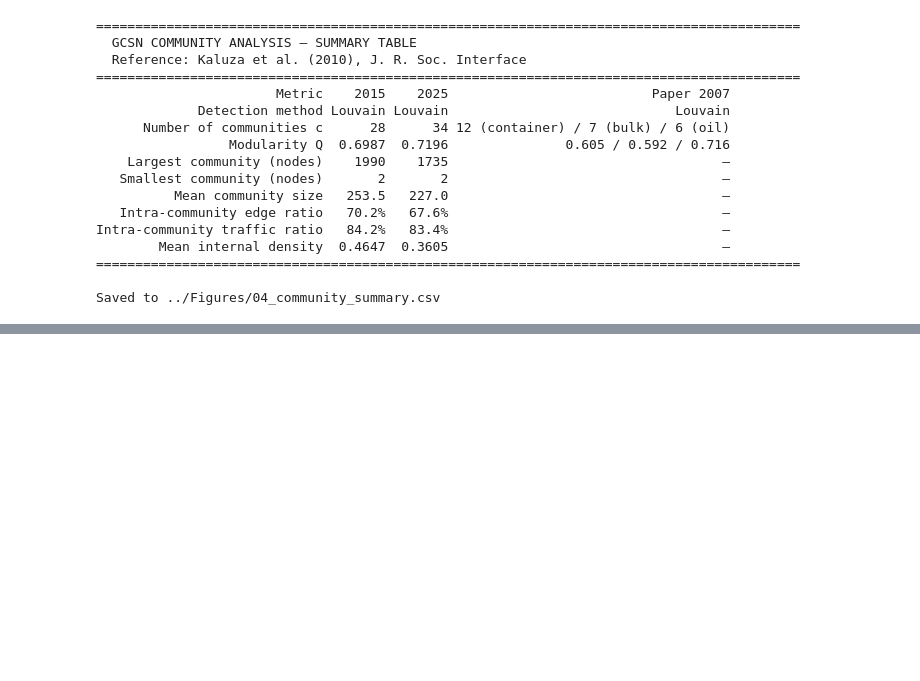
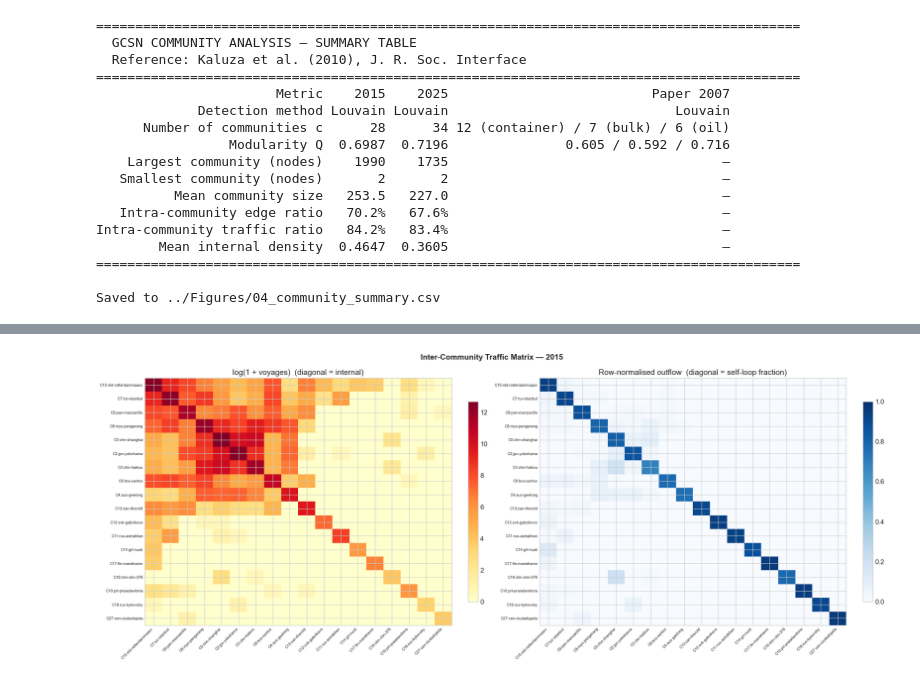
Before and after one commit to Debjit-Banerji/GCSN-Analysis, a Jupyter notebook: Codes/04_community_analysis.ipynb, the cells around one changed output, grey strips where cells are left out. Cells and saved outputs as stored; diff of their text form; code cells hidden in the pictures; blank space fills up the shorter version.

Commit message:
community_Analysis_Changes

```diff
--- a/Codes/04_community_analysis.ipynb
+++ b/Codes/04_community_analysis.ipynb
@@ -365,0 +381,98 @@ Saved to ../Figures/04_community_summary.csv
+# %%
+from collections import defaultdict
+
+TOP_HEATMAP = 18   # show top-N communities by size in the heatmap
+
+def build_inter_community_matrix(Gd_w, comms, node_to_comm):
+    """Build directed C×C traffic matrix in one O(E) pass."""
+    n_comms = len(comms)
+    traffic = defaultdict(float)
+    for u, v, d in Gd_w.edges(data=True):
+        cu = node_to_comm.get(u)
+        cv = node_to_comm.get(v)
+        if cu is not None and cv is not None:
+            traffic[(cu, cv)] += d.get('weight', 1)
+    # Convert to dense matrix
+    mat = np.zeros((n_comms, n_comms))
+    for (i, j), w in traffic.items():
+        mat[i, j] = w
+    return mat
+
+
+def top_port_label(comm_nodes, Gu, max_label=18):
+    """Return the highest-strength port as a community label."""
+    sub = Gu.subgraph(comm_nodes)
+    if sub.number_of_nodes() == 0:
+        return '(empty)'
+    top = max(sub.degree(weight='weight'), key=lambda x: x[1])[0]
+    return top[:max_label]
+
+
+def plot_community_heatmap(mat_full, comms, Gu, year, top_n=TOP_HEATMAP):
+    """Heatmap of inter-community traffic for the top-n largest communities."""
+    # Rank by community size, pick top-n
+    sizes    = np.array([len(c) for c in comms])
+    top_idx  = np.argsort(sizes)[::-1][:top_n]
+    sub_mat  = mat_full[np.ix_(top_idx, top_idx)]
+
+    # Normalise rows so each row sums to 1 (shows outflow profile)
+    row_sums = sub_mat.sum(axis=1, keepdims=True)
+    row_sums = np.where(row_sums == 0, 1, row_sums)
+    norm_mat = sub_mat / row_sums
+
+    labels = [f'C{idx}:{top_port_label(comms[idx], Gu)}' for idx in top_idx]
+
+    fig, axes = plt.subplots(1, 2, figsize=(20, 8))
+    fig.suptitle(f'Inter-Community Traffic Matrix — {year}',
+                 fontsize=14, fontweight='bold')
+
+    # Raw counts (log scale)
+    log_mat = np.log1p(sub_mat)
+    im0 = axes[0].imshow(log_mat, aspect='auto', cmap='YlOrRd')
+    axes[0].set_xticks(range(len(labels))); axes[0].set_xticklabels(labels, rotation=45, ha='right', fontsize=7)
+    axes[0].set_yticks(range(len(labels))); axes[0].set_yticklabels(labels, fontsize=7)
+    axes[0].set_title('log(1 + voyages)  (diagonal = internal)')
+    plt.colorbar(im0, ax=axes[0], fraction=0.03)
+
+    # Row-normalised (outflow profile)
+    im1 = axes[1].imshow(norm_mat, aspect='auto', cmap='Blues', vmin=0, vmax=1)
+    axes[1].set_xticks(range(len(labels))); axes[1].set_xticklabels(labels, rotation=45, ha='right', fontsize=7)
+    axes[1].set_yticks(range(len(labels))); axes[1].set_yticklabels(labels, fontsize=7)
+    axes[1].set_title('Row-normalised outflow  (diagonal = self-loop fraction)')
+    plt.colorbar(im1, ax=axes[1], fraction=0.03)
+
+    plt.tight_layout()
+    plt.savefig(FIG_DIR + f'04_community_heatmap_{year}.png', dpi=150, bbox_inches='tight')
+    plt.show()
+    return sub_mat, norm_mat, top_idx
+
+
+mat_2015 = build_inter_community_matrix(Gd_2015, comms_2015, cm_2015['node_to_comm'])
+mat_2025 = build_inter_community_matrix(Gd_2025, comms_2025, cm_2025['node_to_comm'])
+
+sub_mat_15, norm_mat_15, top_idx_15 = plot_community_heatmap(mat_2015, comms_2015, Gu_2015, '2015')
+sub_mat_25, norm_mat_25, top_idx_25 = plot_community_heatmap(mat_2025, comms_2025, Gu_2025, '2025')
+
+# Print top inter-community flows (off-diagonal)
+def top_inter_flows(mat_full, comms, Gu, year, top_n=15):
+    n = len(comms)
+    flows = []
+    for i in range(n):
+        for j in range(n):
+            if i != j and mat_full[i, j] > 0:
+                label_i = top_port_label(comms[i], Gu)
+                label_j = top_port_label(comms[j], Gu)
+                flows.append((label_i, label_j, int(mat_full[i, j]),
+                              len(comms[i]), len(comms[j])))
+    flows.sort(key=lambda x: x[2], reverse=True)
+    df_flows = pd.DataFrame(flows[:top_n],
+                             columns=['From community', 'To community',
+                                      'Voyages', 'From size', 'To size'])
+    print(f'\nTop {top_n} inter-community flows — {year}')
+    print(df_flows.to_string(index=False))
+    return df_flows
+
+top_flows_15 = top_inter_flows(mat_2015, comms_2015, Gu_2015, '2015')
+top_flows_25 = top_inter_flows(mat_2025, comms_2025, Gu_2025, '2025')
+# %% [output]
+[figure, added]
```
Also changed, not shown: parts of 13 cells of this notebook, 18 other files.
